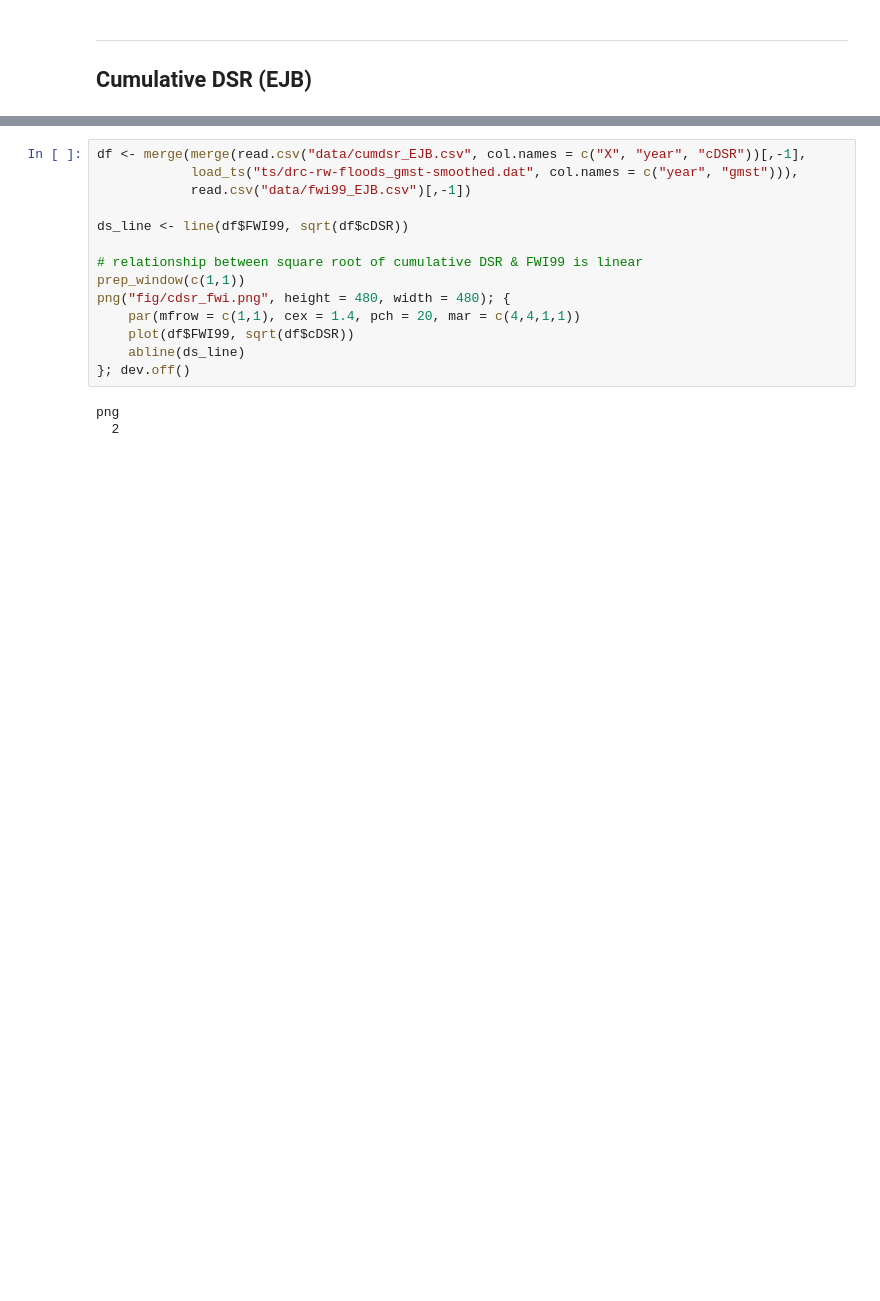
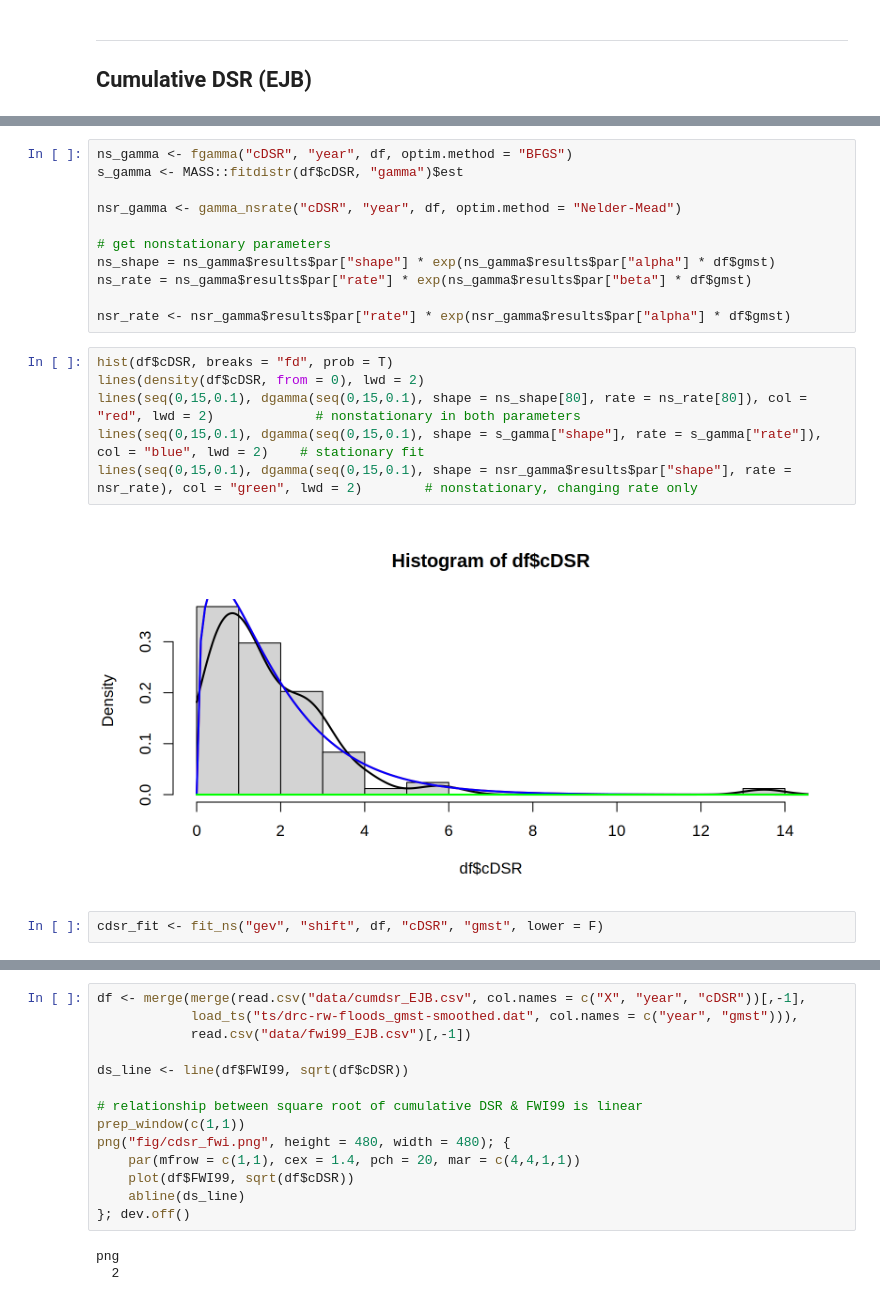
Before and after one commit to clairbarnes/wwa-archive, a Jupyter notebook: 23-05_Canada-wildfires/canada_wildfires_0R_working.ipynb, the cells around one changed output, grey strips where cells are left out. Saved outputs shown, nothing was run; the diff lists cells and outputs as text; blank space fills up the shorter version.

```diff
--- a/23-05_Canada-wildfires/canada_wildfires_0R_working.ipynb
+++ b/23-05_Canada-wildfires/canada_wildfires_0R_working.ipynb
@@ -219,0 +316,21 @@ png("fig/cdsr_ejb_gev-shift.png", height = 480, width = 480 * 3); {
+# %%
+ns_gamma <- fgamma("cDSR", "year", df, optim.method = "BFGS")
+s_gamma <- MASS::fitdistr(df$cDSR, "gamma")$est
+
+nsr_gamma <- gamma_nsrate("cDSR", "year", df, optim.method = "Nelder-Mead")
+
+# get nonstationary parameters
+ns_shape = ns_gamma$results$par["shape"] * exp(ns_gamma$results$par["alpha"] * df$gmst)
+ns_rate = ns_gamma$results$par["rate"] * exp(ns_gamma$results$par["beta"] * df$gmst)
+
+nsr_rate <- nsr_gamma$results$par["rate"] * exp(nsr_gamma$results$par["alpha"] * df$gmst)
+# %%
+hist(df$cDSR, breaks = "fd", prob = T)
+lines(density(df$cDSR, from = 0), lwd = 2)
+lines(seq(0,15,0.1), dgamma(seq(0,15,0.1), shape = ns_shape[80], rate = ns_rate[80]), col = "red", lwd = 2)             # nonstationary in both parameters
+lines(seq(0,15,0.1), dgamma(seq(0,15,0.1), shape = s_gamma["shape"], rate = s_gamma["rate"]), col = "blue", lwd = 2)    # stationary fit
+lines(seq(0,15,0.1), dgamma(seq(0,15,0.1), shape = nsr_gamma$results$par["shape"], rate = nsr_rate), col = "green", lwd = 2)        # nonstationary, changing rate only
+# %% [output]
+[figure, added]
+# %%
+cdsr_fit <- fit_ns("gev", "shift", df, "cDSR", "gmst", lower = F)
```
Also changed, not shown: parts of 49 cells of this notebook, 1 other file.
